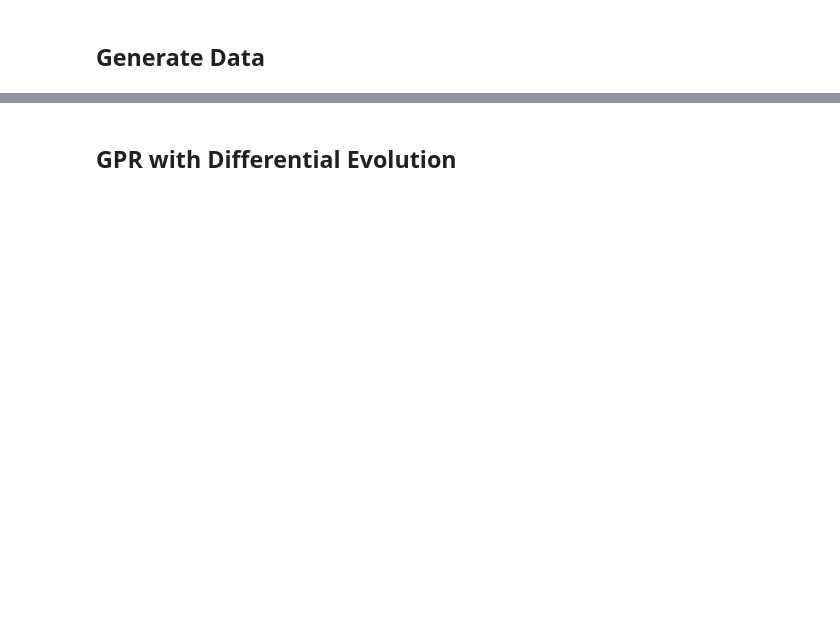
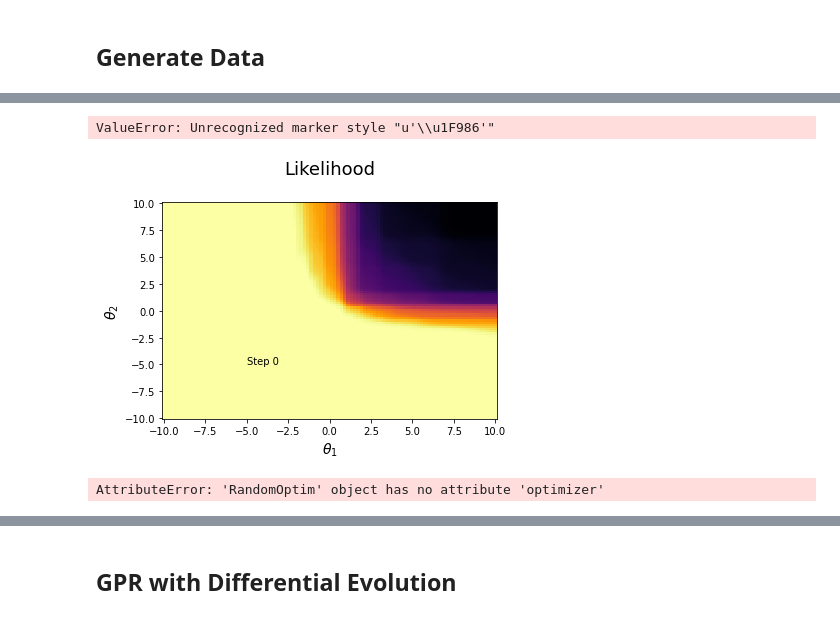
Before and after one commit to PascalKnoll/Investigation-of-Particle-Swarm-Optimization, a Jupyter notebook: clean_notebook.ipynb, the cells around one changed output, grey strips where cells are left out. Saved outputs shown, nothing was run; the diff lists cells and outputs as text; code cells hidden in the pictures; blank space fills up the shorter version.

Commit message:
visualisierungen

```diff
--- a/clean_notebook.ipynb
+++ b/clean_notebook.ipynb
@@ -15,3 +15,12 @@ lower_bound = -2.5, -1.5
 upper_bound = +1.5, +2.5
 
 X, y = generate_sample(70, n_dims, lower_bound, upper_bound, target_func)
+# %%
+rs = PSOOptim(c1=0.1, c2=0.3, w=0.9, n_iters=100, visualize=True, n_particles=10)
+gpr_rs = GaussianProcessRegressor(optimizer=rs.optimize, kernel=RBF(length_scale=(1, 1)))
+gpr_rs.fit(X.T, y[...,None])
+y_pred = gpr_rs.predict(X.T)
+
+x_grid, y_grid, z_grid = get_likelihood_grids(gpr_rs)
+rs.visualize_optimization(x_grid, y_grid, z_grid, "Videos/PSO_vogel.mp4")
+# %% [output]
@@ -17,0 +31,6 @@ X, y = generate_sample(70, n_dims, lower_bound, upper_bound, target_func)
+ValueError: Unrecognized marker style "u'\\u1F986'"
+[figure, added]
+# %%
+rs.optimizer
+# %% [output]
+AttributeError: 'RandomOptim' object has no attribute 'optimizer'
```
Also changed, not shown: parts of 10 cells of this notebook, 9 other files.
